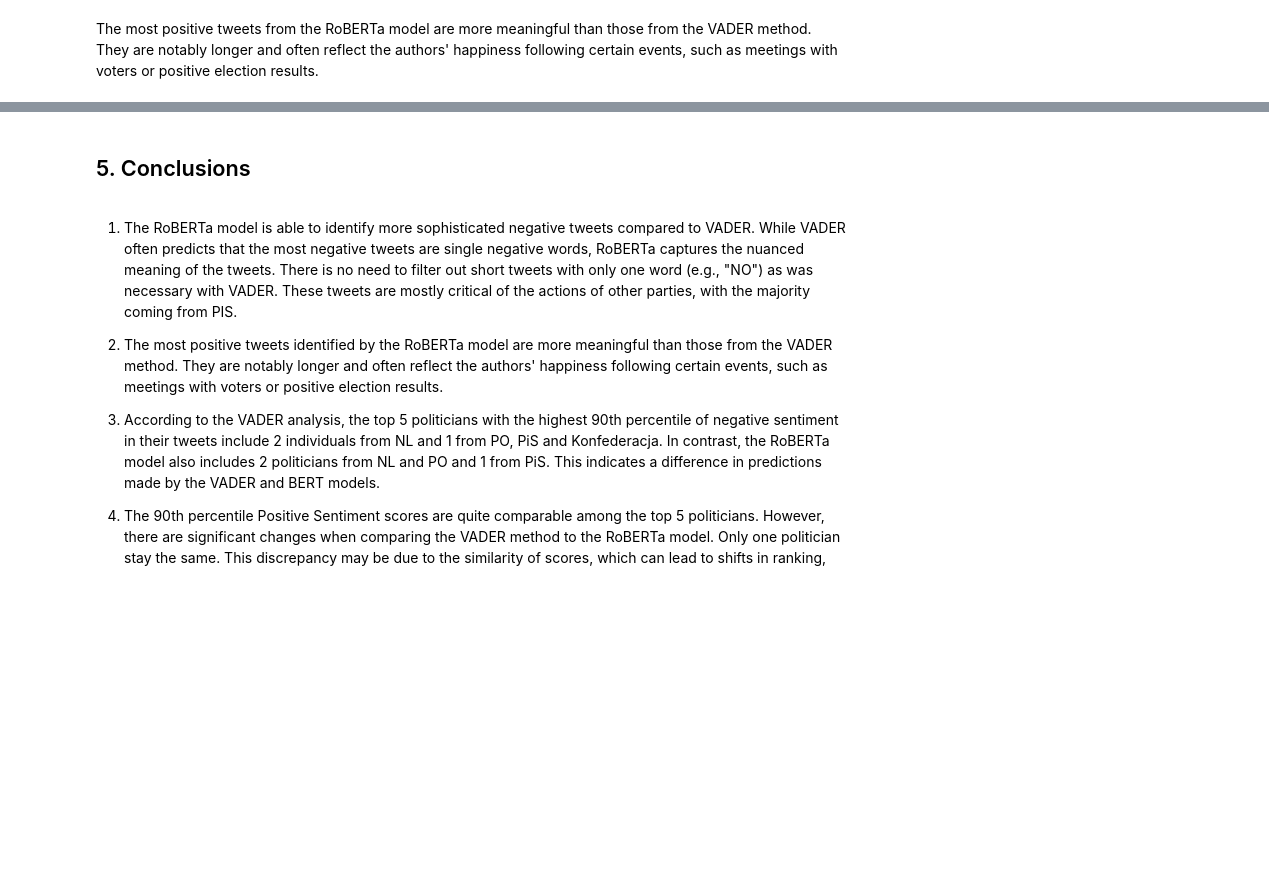
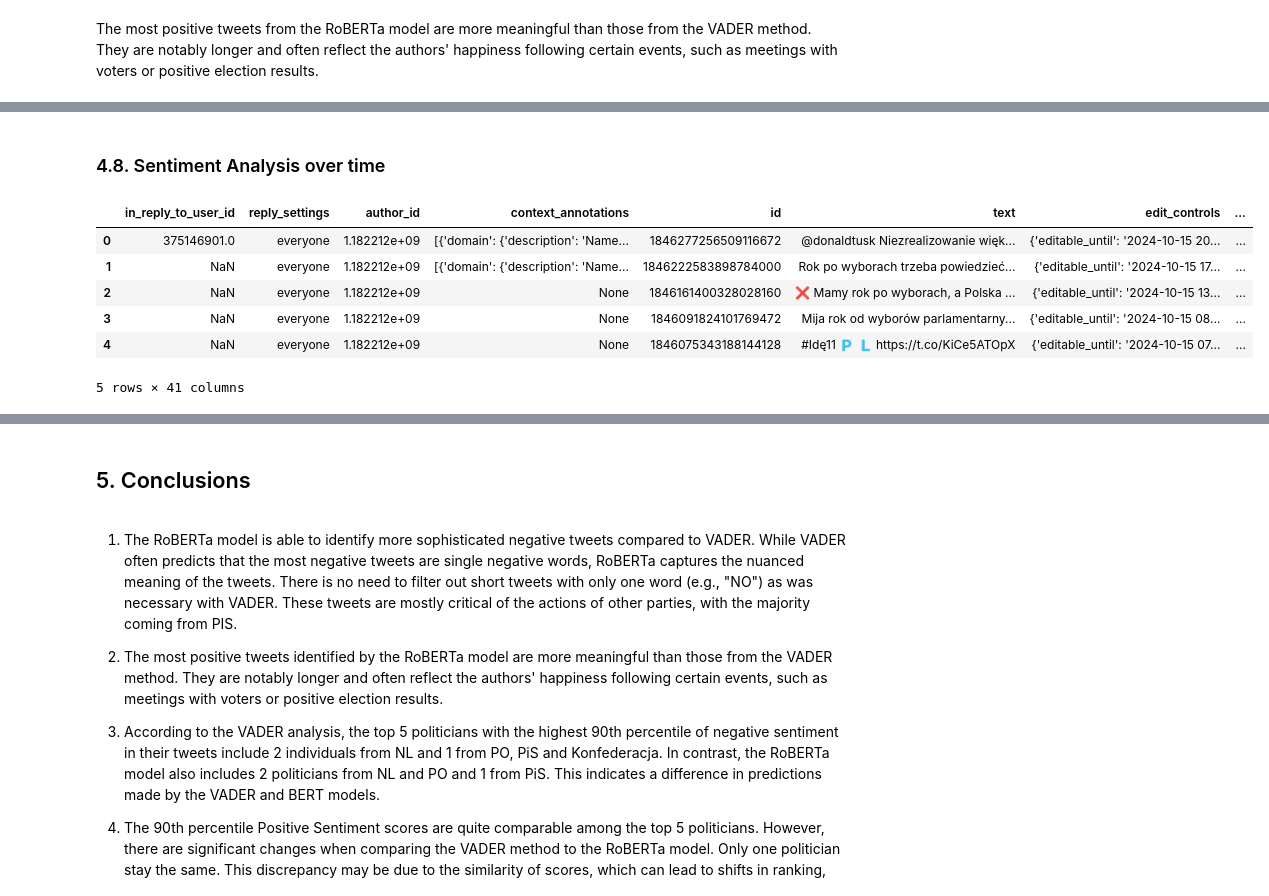
Before and after one commit to MPKuchciak/Twitter, a Jupyter notebook: notebooks/004.Sentiment analysis.ipynb, the cells around one changed output, grey strips where cells are left out. Drawn from its saved outputs; the diff is of its cells as text; code cells hidden in the pictures; blank space fills up the shorter version.

```diff
--- a/notebooks/004.Sentiment analysis.ipynb
+++ b/notebooks/004.Sentiment analysis.ipynb
@@ -463,0 +480,19 @@ plt.show()
+# %% [markdown]
+### 4.8. Sentiment Analysis over time
+# %%
+
+file_path = '../data/03.cleaned/df_bert_values_GIT.parquet'
+
+# Read the Parquet file into a DataFrame
+df_from_parquet = pd.read_parquet(file_path)
+
+# Display the first few rows to verify it loaded correctly
+display(df_from_parquet.head())
+# %% [output]
+|  | in_reply_to_user_id | reply_settings | author_id | context_annotations | id | text | edit_controls | ... |
+| 0 | 375146901.0 | everyone | 1.182212e+09 | [{'domain': {'description': 'Name... | 1846277256509116672 | @donaldtusk Niezrealizowanie więk... | {'editable_until': '2024-10-15 20... | ... |
+| 1 | NaN | everyone | 1.182212e+09 | [{'domain': {'description': 'Name... | 1846222583898784000 | Rok po wyborach trzeba powiedzieć... | {'editable_until': '2024-10-15 17... | ... |
+| 2 | NaN | everyone | 1.182212e+09 | None | 1846161400328028160 | ❌ Mamy rok po wyborach, a Polska ... | {'editable_until': '2024-10-15 13... | ... |
+| 3 | NaN | everyone | 1.182212e+09 | None | 1846091824101769472 | Mija rok od wyborów parlamentarny... | {'editable_until': '2024-10-15 08... | ... |
+| 4 | NaN | everyone | 1.182212e+09 | None | 1846075343188144128 | #Idę11 🇵 🇱 https://t.co/KiCe5ATOpX | {'editable_until': '2024-10-15 07... | ... |
+5 rows × 41 columns
```
Also changed, not shown: parts of 32 cells of this notebook.
